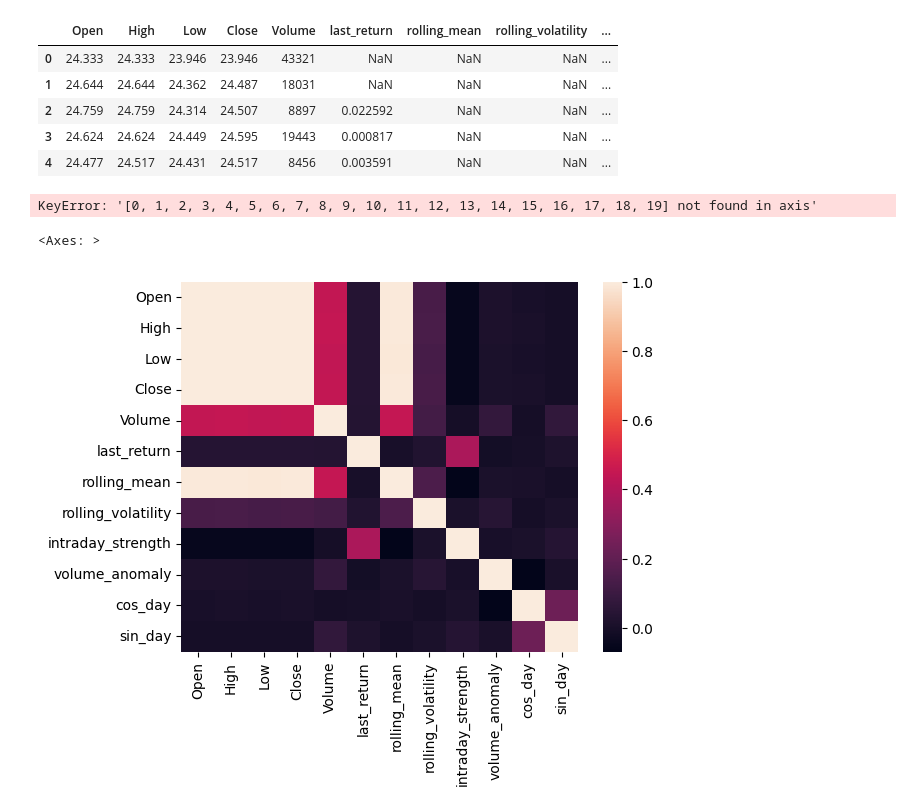
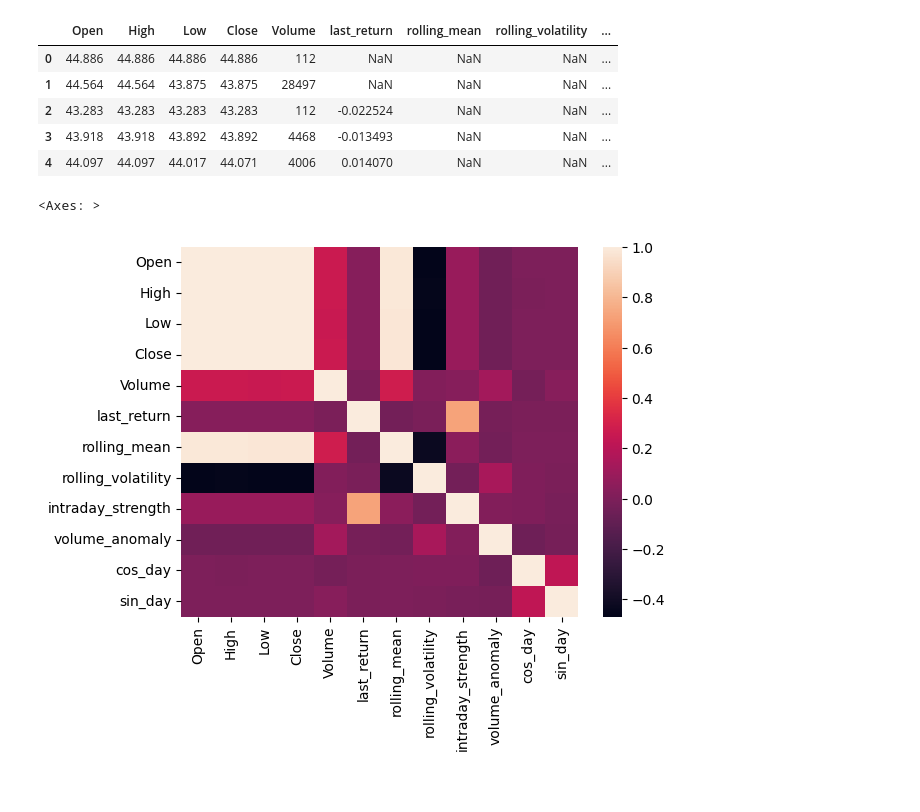
Before and after one commit to unnat1654/ETF-predictor, a Jupyter notebook: Notebooks/feature_engineering.ipynb, the cells around one changed output. Drawn from its saved outputs; the diff is of its cells as text; code cells hidden in the pictures.

```diff
--- a/Notebooks/feature_engineering.ipynb
+++ b/Notebooks/feature_engineering.ipynb
@@ -5,6 +6,6 @@ import matplotlib.pyplot as plt
 import os
 # %%
-df=pd.read_csv("../Dataset/ETFs/aadr.us.csv")
+df=pd.read_csv("../Dataset/ETFs/aaxj.us.csv")
 # %%
 df['last_return']=(df['Close'].shift(1)-df['Close'].shift(2))/df['Close'].shift(2)
 # %%
@@ -33,13 +34,11 @@ df.drop(labels=['Date','day_of_week','OpenInt'],axis=1,inplace=True)
 df.head()
 # %% [output]
 |  | Open | High | Low | Close | Volume | last_return | rolling_mean | rolling_volatility | ... |
-| 0 | 24.333 | 24.333 | 23.946 | 23.946 | 43321 | NaN | NaN | NaN | ... |
-| 1 | 24.644 | 24.644 | 24.362 | 24.487 | 18031 | NaN | NaN | NaN | ... |
-| 2 | 24.759 | 24.759 | 24.314 | 24.507 | 8897 | 0.022592 | NaN | NaN | ... |
-| 3 | 24.624 | 24.624 | 24.449 | 24.595 | 19443 | 0.000817 | NaN | NaN | ... |
-| 4 | 24.477 | 24.517 | 24.431 | 24.517 | 8456 | 0.003591 | NaN | NaN | ... |
+| 0 | 44.886 | 44.886 | 44.886 | 44.886 | 112 | NaN | NaN | NaN | ... |
+| 1 | 44.564 | 44.564 | 43.875 | 43.875 | 28497 | NaN | NaN | NaN | ... |
+| 2 | 43.283 | 43.283 | 43.283 | 43.283 | 112 | -0.022524 | NaN | NaN | ... |
+| 3 | 43.918 | 43.918 | 43.892 | 43.892 | 4468 | -0.013493 | NaN | NaN | ... |
+| 4 | 44.097 | 44.097 | 44.017 | 44.071 | 4006 | 0.014070 | NaN | NaN | ... |
 # %%
 df.drop(index=range(20),inplace=True)
-# %% [output]
-KeyError: '[0, 1, 2, 3, 4, 5, 6, 7, 8, 9, 10, 11, 12, 13, 14, 15, 16, 17, 18, 19] not found in axis'
 # %%
@@ -49,5 +46,6 @@ process_ETF('aaxj.us.txt')
 # %%
+corr=df.corr()
 sns.heatmap(corr)
 # %% [output]
 <Axes: >
-[figure, old version]
+[figure, new version]
```
Also changed, not shown: parts of 3 cells of this notebook, 2 other files.
